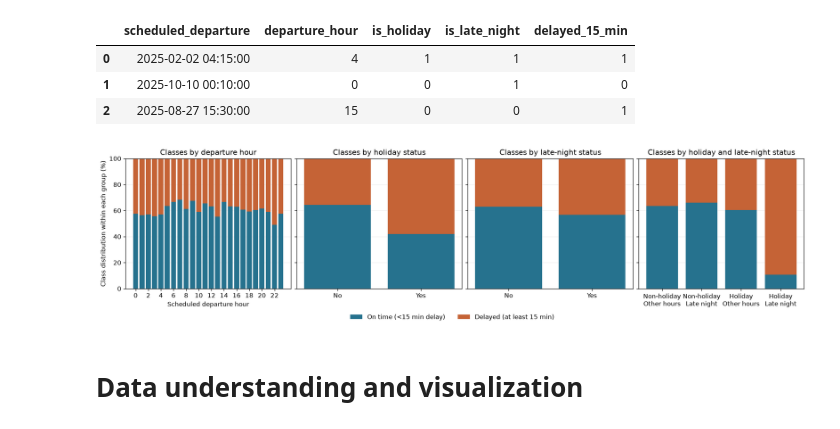
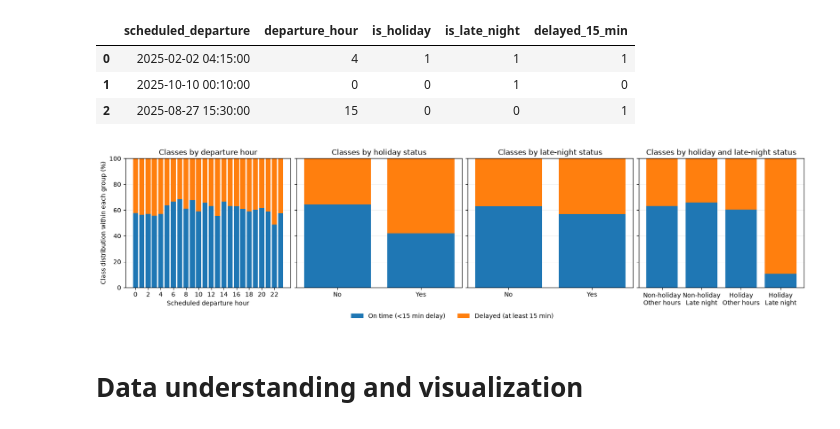
Before and after one commit to w4bo/AA2627-unibo-dcai, a Jupyter notebook: slides/lab-03-feature.ipynb, the cells around one changed output. Saved outputs shown, nothing was run; the diff lists cells and outputs as text; code cells hidden in the pictures.

```diff
--- a/slides/lab-03-feature.ipynb
+++ b/slides/lab-03-feature.ipynb
@@ -25,17 +25,21 @@ A feature is useful when:
 #| echo: false
 
 # Import the tools needed for reproducible feature engineering, selection, and evaluation.
+import importlib.util
+import subprocess
+import sys
 import time
 import warnings
+from itertools import combinations
 
 import numpy as np
 import pandas as pd
 import matplotlib.pyplot as plt
 
 from sklearn.base import BaseEstimator, TransformerMixin, clone
-from sklearn.compose import ColumnTransformer
+from sklearn.compose import ColumnTransformer, make_column_selector
 from sklearn.feature_selection import RFE, SelectKBest, SequentialFeatureSelector, mutual_info_classif
-from sklearn.metrics import balanced_accuracy_score, f1_score, make_scorer
+from sklearn.metrics import balanced_accuracy_score
 from sklearn.model_selection import StratifiedKFold, cross_validate, train_test_split
 from sklearn.pipeline import Pipeline
 from sklearn.preprocessing import OneHotEncoder
@@ -44,6 +48,7 @@ from sklearn.tree import DecisionTreeClassifier, plot_tree
 
 warnings.filterwarnings("ignore")
 RANDOM_STATE = 42
+plt.rcParams["axes.prop_cycle"] = plt.cycler(color=plt.get_cmap("tab10").colors)
 # %%
 #| echo: false
 rng = np.random.default_rng(42)
@@ -95,13 +100,13 @@ df = pd.DataFrame(
 )
 
 # Engineered features
-holidays = pd.to_datetime(["2025-01-01","2025-01-20","2025-02-17","2025-05-26","2025-07-04","2025-09-01","2025-11-27","2025-12-24","2025-12-25","2025-12-31",])
+HOLIDAYS = pd.to_datetime(["2025-01-01","2025-01-20","2025-02-17","2025-05-26","2025-07-04","2025-09-01","2025-11-27","2025-12-24","2025-12-25","2025-12-31",])
 
 df = df.assign(
     route=df["origin"] + "-" + df["destination"],
     scheduled_duration_min=scheduled_duration_min,
     departure_hour=df["scheduled_departure"].dt.hour,
-    is_holiday=(df["scheduled_departure"].dt.normalize().isin(holidays) | df["scheduled_departure"].dt.dayofweek.eq(6)).astype(int),
+    is_holiday=(df["scheduled_departure"].dt.normalize().isin(HOLIDAYS) | df["scheduled_departure"].dt.dayofweek.eq(6)).astype(int),
 )
 
 df = df.assign(
@@ -137,11 +142,6 @@ df["actual_arrival"] = df["scheduled_arrival"] + pd.to_timedelta(
 df["arrival_delay_min"] = ((df["actual_arrival"] - df["scheduled_arrival"]).dt.total_seconds().div(60).astype(int))
 df["delayed_15_min"] = (df["arrival_delay_min"] >= 15).astype(int)
 
-# Keep the full dataframe for teaching/auditing the synthetic rules.
-delay_rule_summary = df.groupby(
-    ["holiday_late_night", "high_precipitation", "airport_limited_visibility"]
-)["delayed_15_min"].agg(["count", "sum", "mean"]).round(3)
-
 # The model input starts from raw, prediction-time columns plus actual timestamps for the leakage discussion.
 engineered_rule_columns = [
     "route",
@@ -155,10 +155,6 @@ engineered_rule_columns = [
 leaky_outcome_columns = ["departure_delay_min", "arrival_delay_min", "delayed_15_min"]
 X = df.drop(columns=engineered_rule_columns + leaky_outcome_columns)
 y = df["delayed_15_min"].rename("arrival_delay_15min")
-
-# df.to_csv("synthetic_flight_delays.csv", index=False)
-# df.groupby(["is_holiday", "is_late_night", "high_precipitation", "airport_limited_visibility"]).agg({"delayed_15_min": ["count", "sum", "mean"]}).round(2)
-# df.groupby(["airport_limited_visibility"]).agg({"delayed_15_min": ["count", "sum", "mean"]}).round(2)
 # %% [markdown]
 # Flight delay prediction: predict whether a flight arrives at least 15 minutes late
 # %%
@@ -335,36 +313,36 @@ is_holiday_classes = pd.crosstab(df['is_holiday'], df['delayed_15_min']).reindex
 )
 is_late_night_classes = pd.crosstab(df['is_late_night'], df['delayed_15_min']).reindex(
     index=range(2), columns=[0, 1], fill_value=0,
 )
 interaction_classes = pd.crosstab(
     [df['is_holiday'], df['is_late_night']], df['delayed_15_min'],
 ).reindex(
     index=pd.MultiIndex.from_product([[0, 1], [0, 1]], names=['is_holiday', 'is_late_night']),
     columns=[0, 1], fill_value=0,
 )
 hourly_shares = hourly_classes.div(hourly_classes.sum(axis=1).replace(0, np.nan), axis=0).fillna(0) * 100
 is_holiday_shares = is_holiday_classes.div(is_holiday_classes.sum(axis=1).replace(0, np.nan), axis=0).fillna(0) * 100
 is_late_night_shares = is_late_night_classes.div(is_late_night_classes.sum(axis=1).replace(0, np.nan), axis=0).fillna(0) * 100
 interaction_shares = interaction_classes.div(interaction_classes.sum(axis=1).replace(0, np.nan), axis=0).fillna(0) * 100
 
 fig, axes = plt.subplots(1, 4, figsize=(16, 4), sharey=True, layout='constrained')
 for ax, shares in zip(axes, [hourly_shares, is_holiday_shares, is_late_night_shares, interaction_shares]):
     positions = np.arange(len(shares))
-    ax.bar(positions, shares[0], color='#26728e', label='On time (<15 min delay)')
-    ax.bar(positions, shares[1], bottom=shares[0], color='#c56336', label='Delayed (at least 15 min)')
+    ax.bar(positions, shares[0], color='tab:blue', label='On time (<15 min delay)')
+    ax.bar(positions, shares[1], bottom=shares[0], color='tab:orange', label='Delayed (at least 15 min)')
     ax.set(ylim=(0, 100))
     ax.set_axisbelow(True)
     ax.grid(axis='y', alpha=0.2)
 
 axes[0].set(xlabel='Scheduled departure hour', ylabel='Class distribution within each group (%)', title='Classes by departure hour', xticks=range(0, 24, 2))
 interaction_labels = ['Non-holiday\nOther hours', 'Non-holiday\nLate night', 'Holiday\nOther hours', 'Holiday\nLate night']
 axes[1].set(xticks=range(2), xticklabels=["No", "Yes"], title='Classes by holiday status')
 axes[2].set(xticks=range(2), xticklabels=["No", "Yes"], title='Classes by late-night status')
 axes[3].set(xticks=range(4), xticklabels=interaction_labels, title='Classes by holiday and late-night status')
 fig.legend(*axes[0].get_legend_handles_labels(), loc='outside lower center', ncol=2, frameon=False)
 plt.show()
 # %% [output]
-[figure, old version]
+[figure, new version]
 # %% [markdown]
 # Data understanding and visualization
 # %%
```
Also changed, not shown: parts of 57 cells of this notebook, 5 other files.
